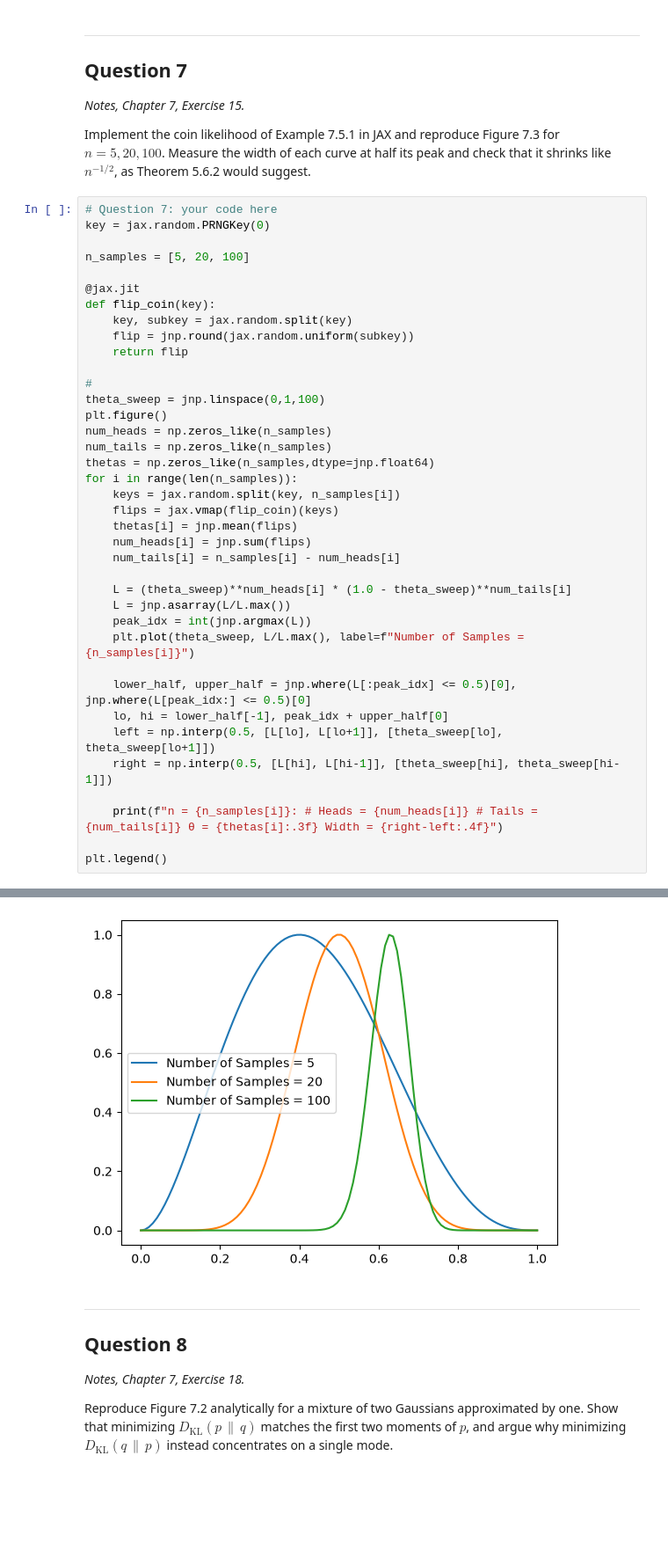
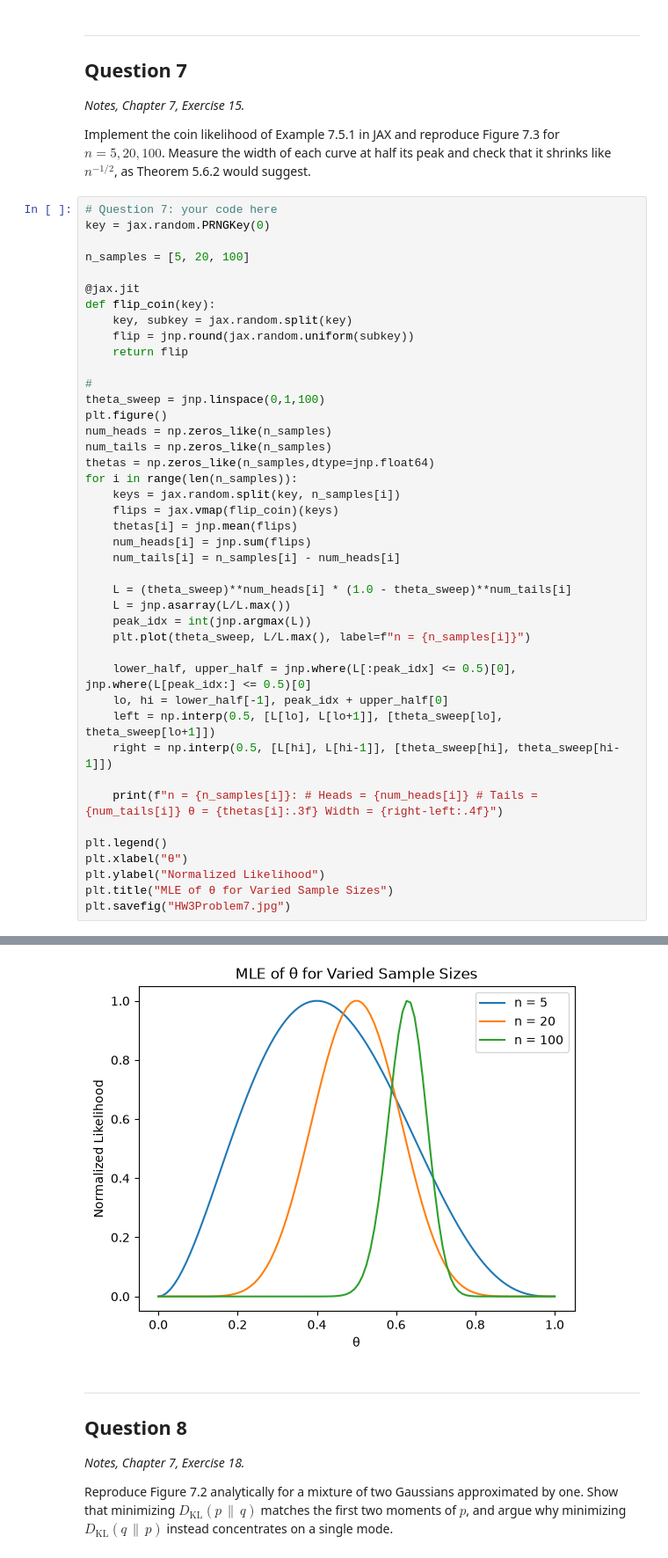
Before and after one commit to akhilghar/COE379L.1, a Jupyter notebook: HW3/Assignment_3-3.ipynb, the cells around one changed output, grey strips where cells are left out. Shown at 88% size. Drawn from its saved outputs; the diff is of its cells as text; blank space fills up the shorter version.

Commit message:
rest of problems finished

```diff
--- a/HW3/Assignment_3-3.ipynb
+++ b/HW3/Assignment_3-3.ipynb
@@ -354,7 +486,7 @@ for i in range(len(n_samples)):
     L = (theta_sweep)**num_heads[i] * (1.0 - theta_sweep)**num_tails[i]
     L = jnp.asarray(L/L.max())
     peak_idx = int(jnp.argmax(L))
-    plt.plot(theta_sweep, L/L.max(), label=f"Number of Samples = {n_samples[i]}")
+    plt.plot(theta_sweep, L/L.max(), label=f"n = {n_samples[i]}")
 
     lower_half, upper_half = jnp.where(L[:peak_idx] <= 0.5)[0], jnp.where(L[peak_idx:] <= 0.5)[0]
     lo, hi = lower_half[-1], peak_idx + upper_half[0]
@@ -364,6 +496,10 @@ for i in range(len(n_samples)):
     print(f"n = {n_samples[i]}: # Heads = {num_heads[i]} # Tails = {num_tails[i]} θ = {thetas[i]:.3f} Width = {right-left:.4f}")
 
 plt.legend()
+plt.xlabel("θ")
+plt.ylabel("Normalized Likelihood")
+plt.title("MLE of θ for Varied Sample Sizes")
+plt.savefig("HW3Problem7.jpg")
 # %% [output]
 n = 5: # Heads = 2 # Tails = 3 θ = 0.400 Width = 0.4828
 n = 20: # Heads = 10 # Tails = 10 θ = 0.500 Width = 0.2590
@@ -372,4 +507,4 @@ n = 100: # Heads = 63 # Tails = 37 θ = 0.630 Width = 0.1137
-[figure, old version]
+[figure, new version]
 # %% [markdown]
 ---
 
```
Also changed, not shown: parts of 8 cells of this notebook, 9 other files.
